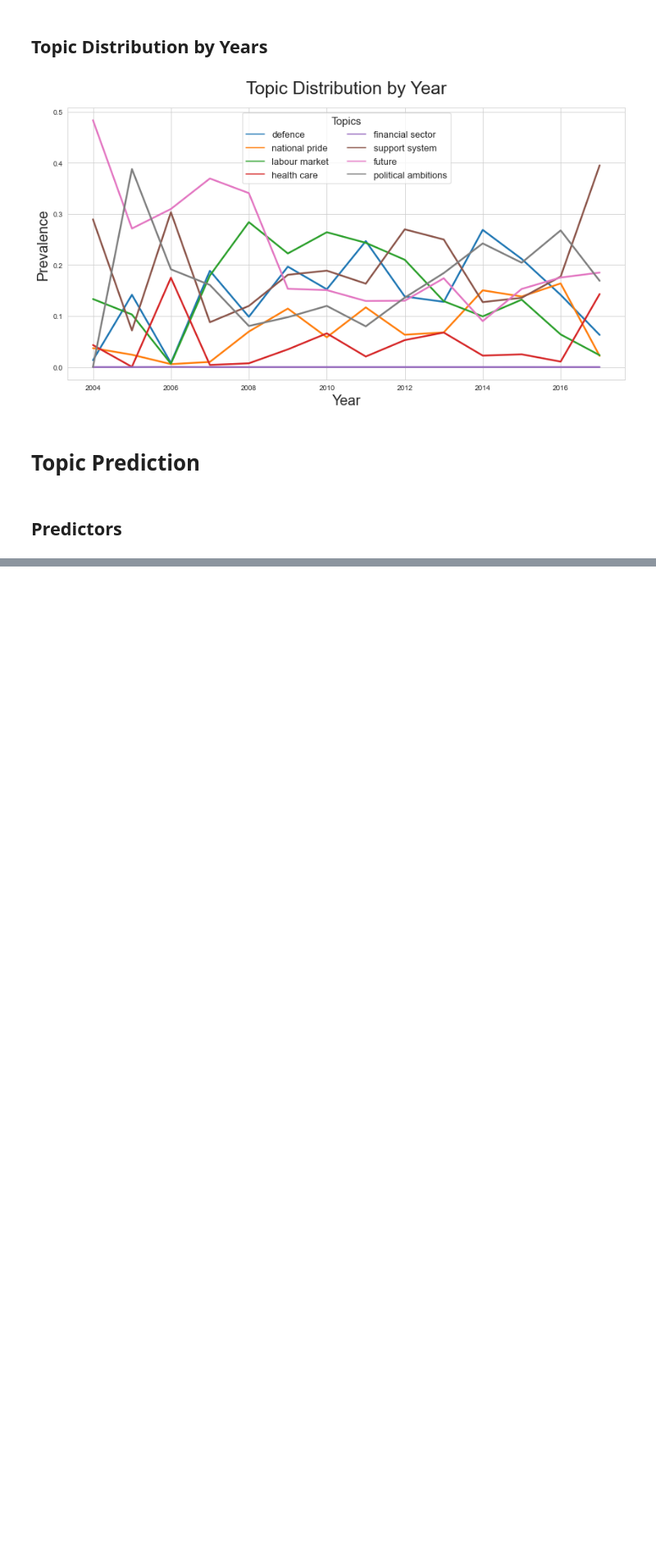
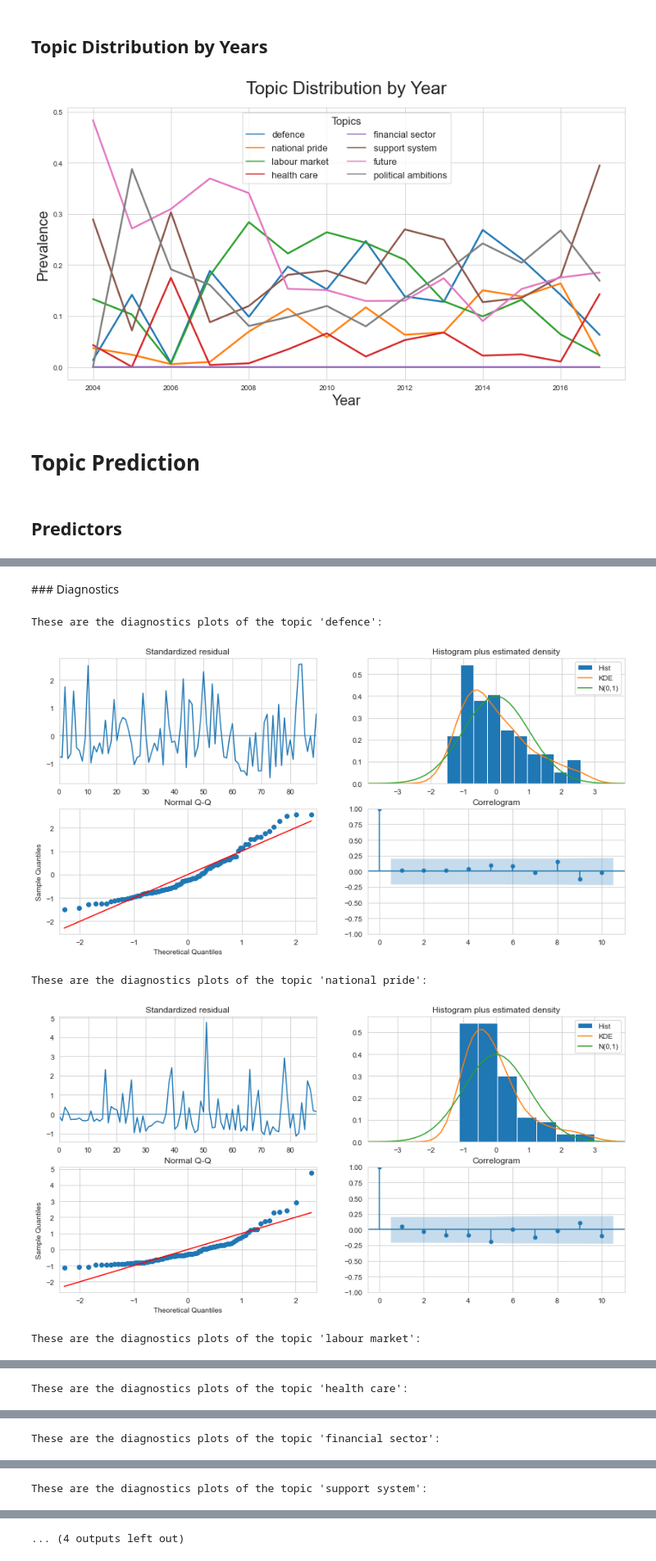
Before and after one commit to emmaschw/mda_assignment_obama, a Jupyter notebook: obama_speeches.ipynb, the cells around one changed output, grey strips where cells are left out. Shown at 82% size. Saved outputs shown, nothing was run; the diff lists cells and outputs as text; code cells hidden in the pictures; blank space fills up the shorter version.

```diff
--- a/obama_speeches.ipynb
+++ b/obama_speeches.ipynb
@@ -459,0 +583,31 @@ plt.show()
+# %%
+def time_series(data_set, predictors):
+    # create empty list
+    models = []
+    i = 0
+
+    # loop through topics and run automated time series analysis
+    for column in data_set.columns[:number_topics]:
+        model = pm.auto_arima(data_set[[column]] ,
+                          exogenous = data_set[predictors],
+                          start_p = 1,
+                          start_q = 1,
+                          test = 'adf',
+                          max_p = 5,
+                          max_q = 5,
+                          m = 1,
+                          d = None,
+                          seasonal = False,
+                          start_P = 0,
+                          D = 0,
+                          trace = False,             # suppress output
+                          error_action = 'ignore',
+                          suppress_warnings = True,
+                          stepwise = True)
+
+        # append model to list
+        models.append(model)
+
+        i = i + 1
+
+    return models
@@ -459,0 +670,16 @@ plt.show()
+# %% [markdown]
+### Diagnostics
+# %%
+# show diagnostics plots for each topic
+i = 0
+for model in models_train:
+    print("\nThese are the diagnostics plots of the topic '" + topic_names[i] + "':\n")
+    model.plot_diagnostics()
+    plt.show()
+    i = i +1
+# %% [output]
+These are the diagnostics plots of the topic 'defence':
+[figure, added]
+These are the diagnostics plots of the topic 'national pride':
+[figure, added]
+These are the diagnostics plots of the topic 'labour market':
@@ -459,0 +687 @@ plt.show()
+These are the diagnostics plots of the topic 'health care':
@@ -459,0 +689 @@ plt.show()
+These are the diagnostics plots of the topic 'financial sector':
@@ -459,0 +691 @@ plt.show()
+These are the diagnostics plots of the topic 'support system':
@@ -459,0 +693 @@ plt.show()
+... (4 outputs left out)
```
Also changed, not shown: parts of 29 cells of this notebook.
